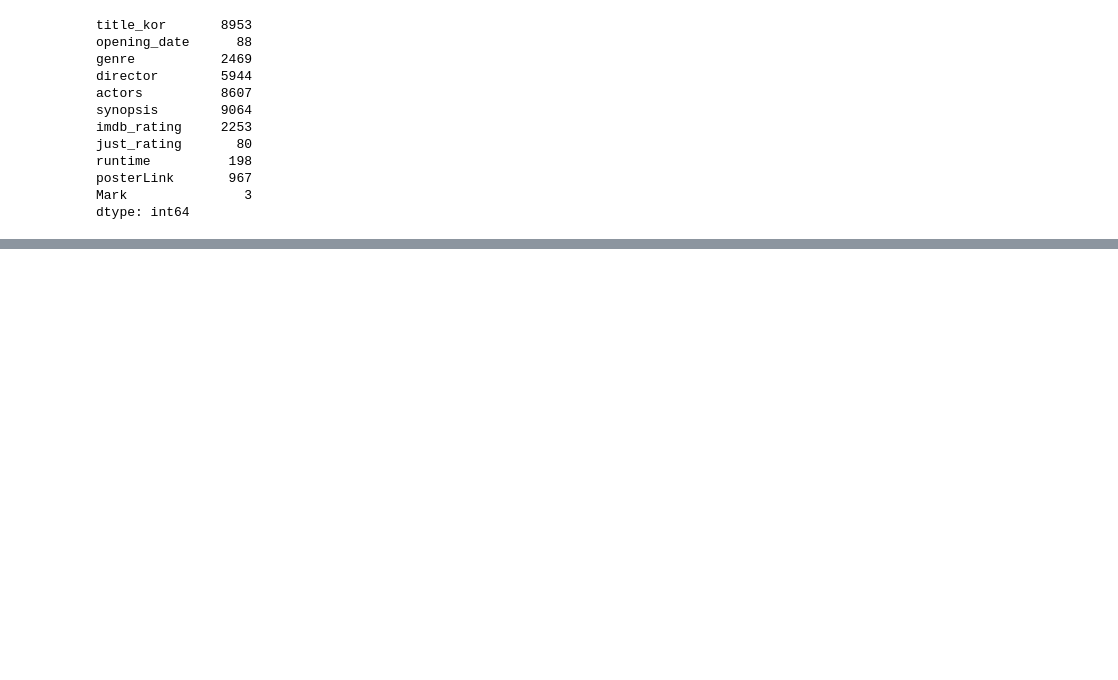
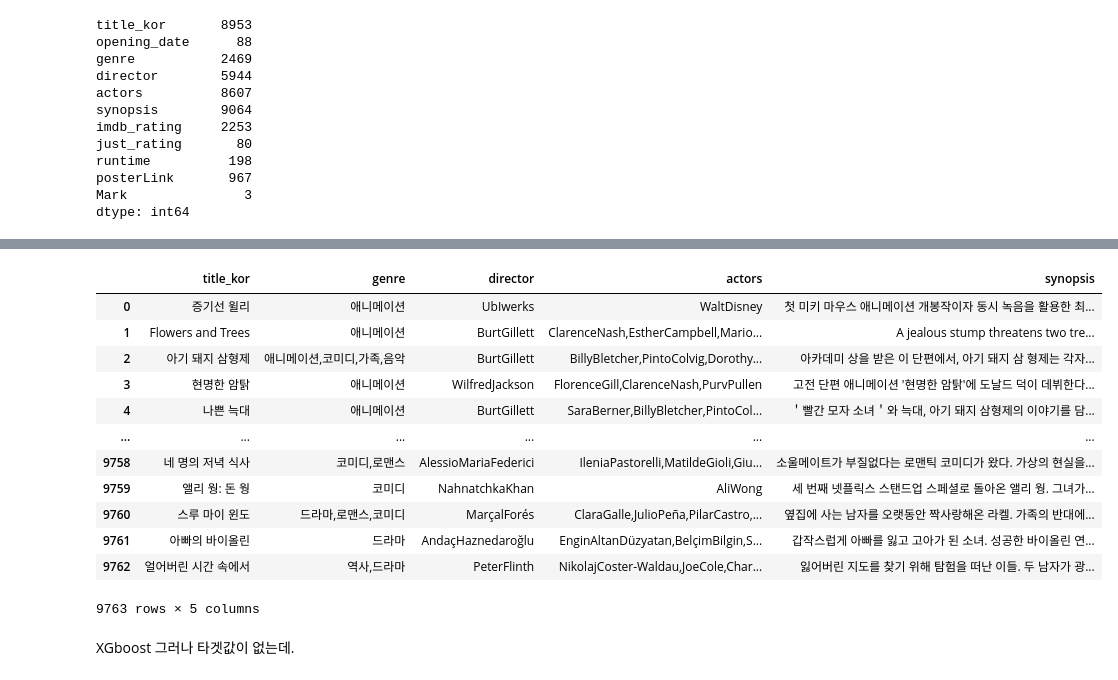
Before and after one commit to 0jipy/project_JI, a Jupyter notebook: 0.Model/02.M1_rec_ver2.ipynb, the cells around one changed output, grey strips where cells are left out. Saved outputs shown, nothing was run; the diff lists cells and outputs as text; code cells hidden in the pictures; blank space fills up the shorter version.

```diff
--- a/0.Model/02.M1_rec_ver2.ipynb
+++ b/0.Model/02.M1_rec_ver2.ipynb
@@ -592,2 +596,20 @@ df.drop_duplicates(subset='title_kor', keep='first', inplace=False)
 | 9762 | 얼어버린 시간 속에서 | 2022.0 | 역사,드라마 | PeterFlinth | NikolajCoster-Waldau,JoeCole,Char... | 잃어버린 지도를 찾기 위해 탐험을 떠난 이들. 두 남자가 광... | 6.5 (9k) | 78% | 1시간42분 | ... |
 8953 rows × 11 columns
+# %%
+df_input
+# %% [output]
+|  | title_kor | genre | director | actors | synopsis |
+| 0 | 증기선 윌리 | 애니메이션 | UbIwerks | WaltDisney | 첫 미키 마우스 애니메이션 개봉작이자 동시 녹음을 활용한 최... |
+| 1 | Flowers and Trees | 애니메이션 | BurtGillett | ClarenceNash,EstherCampbell,Mario... | A jealous stump threatens two tre... |
+| 2 | 아기 돼지 삼형제 | 애니메이션,코미디,가족,음악 | BurtGillett | BillyBletcher,PintoColvig,Dorothy... | 아카데미 상을 받은 이 단편에서, 아기 돼지 삼 형제는 각자... |
+| 3 | 현명한 암탉 | 애니메이션 | WilfredJackson | FlorenceGill,ClarenceNash,PurvPullen | 고전 단편 애니메이션 '현명한 암탉'에 도날드 덕이 데뷔한다... |
+| 4 | 나쁜 늑대 | 애니메이션 | BurtGillett | SaraBerner,BillyBletcher,PintoCol... | ＇빨간 모자 소녀＇와 늑대, 아기 돼지 삼형제의 이야기를 담... |
+| ... | ... | ... | ... | ... | ... |
+| 9758 | 네 명의 저녁 식사 | 코미디,로맨스 | AlessioMariaFederici | IleniaPastorelli,MatildeGioli,Giu... | 소울메이트가 부질없다는 로맨틱 코미디가 왔다. 가상의 현실을... |
+| 9759 | 앨리 웡: 돈 웡 | 코미디 | NahnatchkaKhan | AliWong | 세 번째 넷플릭스 스탠드업 스페셜로 돌아온 앨리 웡. 그녀가... |
+| 9760 | 스루 마이 윈도 | 드라마,로맨스,코미디 | MarçalForés | ClaraGalle,JulioPeña,PilarCastro,... | 옆집에 사는 남자를 오랫동안 짝사랑해온 라켈. 가족의 반대에... |
+| 9761 | 아빠의 바이올린 | 드라마 | AndaçHaznedaroğlu | EnginAltanDüzyatan,BelçimBilgin,S... | 갑작스럽게 아빠를 잃고 고아가 된 소녀. 성공한 바이올린 연... |
+| 9762 | 얼어버린 시간 속에서 | 역사,드라마 | PeterFlinth | NikolajCoster-Waldau,JoeCole,Char... | 잃어버린 지도를 찾기 위해 탐험을 떠난 이들. 두 남자가 광... |
+9763 rows × 5 columns
+# %% [markdown]
+XGboost 그러나 타겟값이 없는데.
```
Also changed, not shown: parts of 19 cells of this notebook, 1 other file.
